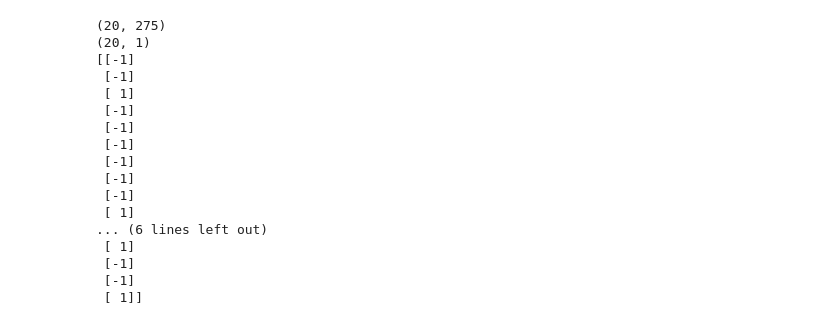
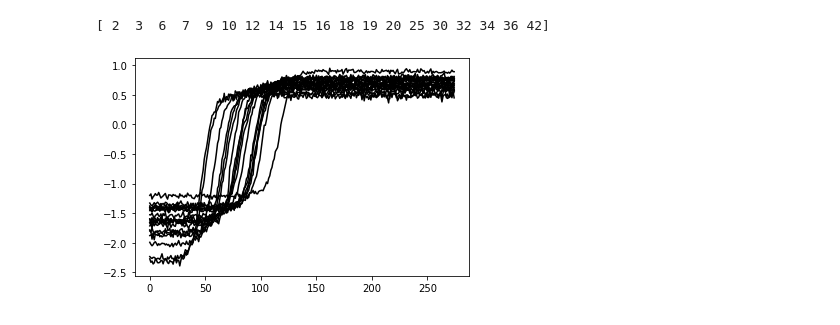
Before and after one commit to h5ng/influence_functions, a Jupyter notebook: Time_Series_Classification_with_Kernel.ipynb, the cells around one changed output. Cells and saved outputs as stored; diff of their text form; code cells hidden in the pictures.

```diff
--- a/Time_Series_Classification_with_Kernel.ipynb
+++ b/Time_Series_Classification_with_Kernel.ipynb
@@ -18,38 +12,30 @@ import tensorflow.compat.v1 as tf
 tf.disable_v2_behavior()
 # %%
-origin_X = scipy.io.loadmat('./Trace_half_data.mat')['data']
-origin_Y = scipy.io.loadmat('./Trace_half_label.mat')['label'][0]
+dataset_X = scipy.io.loadmat('./dataset/Trace_data.mat')['data']
+dataset_Y = scipy.io.loadmat('./dataset/Trace_label.mat')['label'][0]
 
 X, Y = [], []
 
-for i in range(len(origin_Y)):
-  if origin_Y[i] == 1 or origin_Y[i] == 4:
-    #X.append(origin_X[i][45:80])
-    X.append(origin_X[i])
-    Y.append(origin_Y[i])
+class_1 = 1
+class_2 = 4
+
+for i in range(len(dataset_Y)):
+  if dataset_Y[i] == class_1 or dataset_Y[i] == class_2:
+    X.append(dataset_X[i])
+    Y.append(dataset_Y[i])
 
 X = np.array(X)
-Y = np.array(Y).reshape(-1, 1)
-Y = np.where(Y == 4, -1, Y)
-
-print(np.shape(X))
-print(np.shape(Y))
-print(Y)
+Y = np.array(Y)
-# %% [output]
-(20, 275)
-(20, 1)
-[[-1]
- [-1]
- [ 1]
- [-1]
- [-1]
- [-1]
- [-1]
- [-1]
- [-1]
- [ 1]
-... (6 lines left out)
- [ 1]
- [-1]
- [-1]
- [ 1]]
+# %%
+X = np.array(X)
+Y = np.where(Y == class_1, 1, -1)
+print(np.where(Y == -1)[0])
+# %% [output]
+[ 2  3  6  7  9 10 12 14 15 16 18 19 20 25 30 32 34 36 42]
+# %%
+tmp = np.where(Y == -1)[0]
+for i in range(len(tmp)):
+  plt.plot(X[tmp[i]], 'k')
+plt.show()
+# %% [output]
+[figure, added]
```
Also changed, not shown: parts of 27 cells of this notebook.
